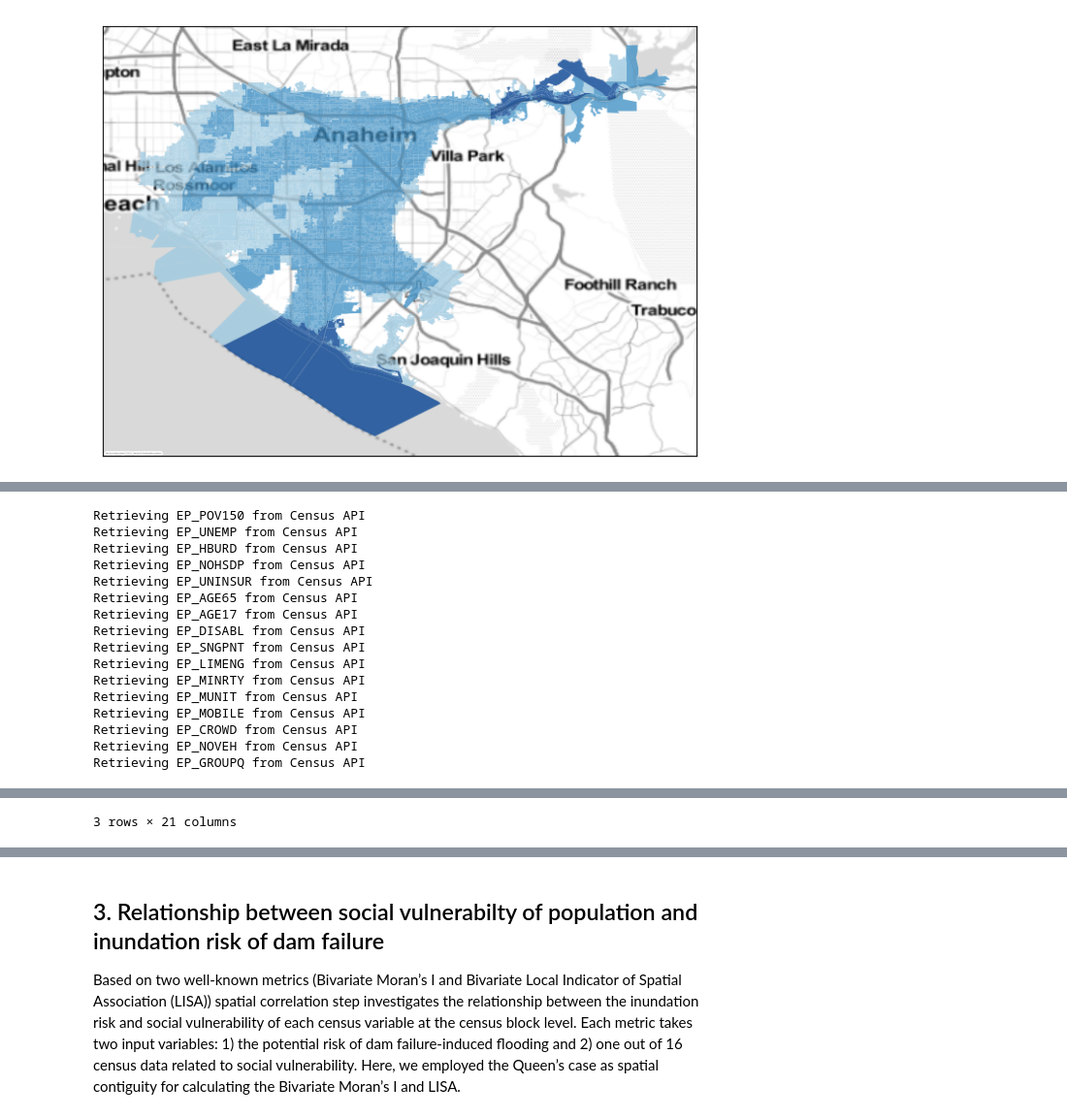
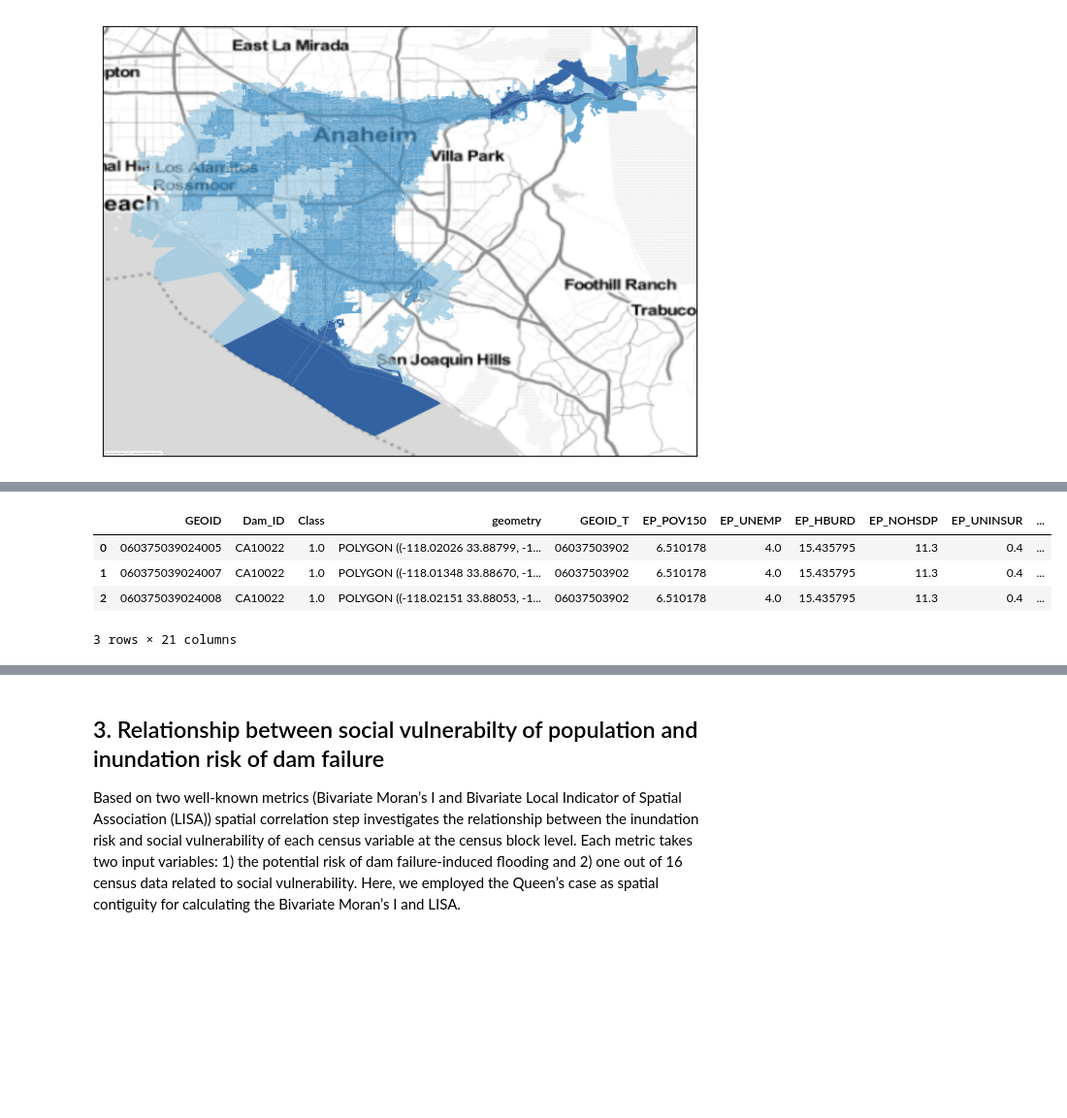
Before and after one commit to I-GUIDE/population_vulnerable_to_dam_failure, a Jupyter notebook: Local_Analysis_Multi_Scenario.ipynb, the cells around one changed output, grey strips where cells are left out. Shown: that part at 97% size. Cells and saved outputs as stored; diff of their text form; code cells hidden in the pictures; blank space fills up the shorter version.

```diff
--- a/Local_Analysis_Multi_Scenario.ipynb
+++ b/Local_Analysis_Multi_Scenario.ipynb
@@ -45,13 +60,13 @@ data_dir = './sample_data'
 output_dir = os.getcwd()
 
 # Find the list of dams
-fed_dams = pd.read_csv('./dam_list.csv'))
+fed_dams = pd.read_csv('./dam_list.csv')
 fed_dams = gpd.GeoDataFrame(fed_dams, geometry=gpd.points_from_xy(fed_dams['LON'], fed_dams['LAT'], crs="EPSG:4326"))
 print(f'Total count of dams available for local analysis: {fed_dams.shape[0]}')
 
 # Dam of Interest
-dam_id = 'CA10022' # or 'TX00018' or more dam ids are available in 'fed_dams'
-API_Key = 'ENTER CENSUS API KEY' # The API key can be obtained through https://api.census.gov/data/key_signup.html
+dam_id = 'CA10022' # example dam for demonstrating local analysis
+API_Key = '5ad4c26135eaa6a049525767607eecd39e19d237' # The API key can be obtained through https://api.census.gov/data/key_signup.html
 
 print(f'Dam of Interest: {dam_id}')
 # %% [output]
@@ -388,51 +403,49 @@ state_list = fim_geoid_gdf.apply(lambda x:x['GEOID'][0:2], axis=1).unique()
 cols = list(census_info.keys())
 cols.append('GEOID_T')
 
+'''
+This commented cell demonstrates how the census data was retrieved from the Census API.
+To avoid potential issue during the API calling, this demonstration loads `census_data.csv`,
+which is already retrieved and stored in the repo.
+
 attr_df = pd.DataFrame({'GEOID_T':fim_geoid_gdf['GEOID_T'].unique().tolist()})
 for attr in census_info.keys(): # attr: svi-related census abbriviation on the final table
     print(f'Retrieving {attr} from Census API')
 
     if type(census_info[attr]) == str:
         temp_table = call_census_table(state_list, census_info[attr], API_Key)
         attr_df = attr_df.merge(temp_table, on='GEOID_T')
         attr_df = attr_df.rename(columns={census_info[attr]: attr})
     else:
         for table in census_info[attr][0]: # Retrieve numerator variables
             temp_table = call_census_table(state_list, table, API_Key)
             attr_df = attr_df.merge(temp_table, on='GEOID_T')
 
         temp_table = call_census_table(state_list, census_info[attr][1], API_Key) # Retrieve denominator variable
         attr_df = attr_df.merge(temp_table, on='GEOID_T')
 
         # Calculate the ratio of each variable
         attr_df[attr] = attr_df[census_info[attr][0]].sum(axis=1) / attr_df[census_info[attr][1]] * 100
 
     # Remove intermediate columns used for SVI related census calculation
     attr_df = attr_df[attr_df.columns.intersection(cols)]
 
     # Replace not valid value (e.g., -666666) from census with nan value
     attr_df[attr] = attr_df.apply(lambda x: float('nan') if x[attr] < 0 else x[attr], axis=1)
+'''
 
 # Merge census data with fim_geoid_gdf
+attr_df = pd.read_csv(os.path.join(data_dir, 'census_geometry', 'census_data.csv'))
+attr_df['GEOID_T'] = attr_df['GEOID_T'].astype(str)
+attr_df['GEOID_T'] = attr_df.apply(lambda x:x['GEOID_T'].zfill(11), axis=1)
 fim_geoid_gdf = fim_geoid_gdf.merge(attr_df, on='GEOID_T')
 
 # Reproject fim_geoid to EPSG:5070, NAD83 / Conus Albers (meters)
 fim_geoid_gdf = fim_geoid_gdf.to_crs(epsg=5070)
 fim_geoid_gdf.head(3)
 # %% [output]
+|  | GEOID | Dam_ID | Class | geometry | GEOID_T | EP_POV150 | EP_UNEMP | EP_HBURD | EP_NOHSDP | EP_UNINSUR | ... |
+| 0 | 060375039024005 | CA10022 | 1.0 | POLYGON ((-118.02026 33.88799, -1... | 06037503902 | 6.510178 | 4.0 | 15.435795 | 11.3 | 0.4 | ... |
+| 1 | 060375039024007 | CA10022 | 1.0 | POLYGON ((-118.01348 33.88670, -1... | 06037503902 | 6.510178 | 4.0 | 15.435795 | 11.3 | 0.4 | ... |
+| 2 | 060375039024008 | CA10022 | 1.0 | POLYGON ((-118.02151 33.88053, -1... | 06037503902 | 6.510178 | 4.0 | 15.435795 | 11.3 | 0.4 | ... |
-Retrieving EP_POV150 from Census API
-Retrieving EP_UNEMP from Census API
-Retrieving EP_HBURD from Census API
-Retrieving EP_NOHSDP from Census API
-Retrieving EP_UNINSUR from Census API
-Retrieving EP_AGE65 from Census API
-Retrieving EP_AGE17 from Census API
-Retrieving EP_DISABL from Census API
-Retrieving EP_SNGPNT from Census API
-Retrieving EP_LIMENG from Census API
-Retrieving EP_MINRTY from Census API
-Retrieving EP_MUNIT from Census API
-Retrieving EP_MOBILE from Census API
-Retrieving EP_CROWD from Census API
-Retrieving EP_NOVEH from Census API
-Retrieving EP_GROUPQ from Census API
+3 rows × 21 columns
@@ -443,4 +452,3 @@ Retrieving EP_GROUPQ from Census API
-3 rows × 21 columns
 # %%
 # Plot an example of census variable (POV150: Below 150% Poverty)
 fig, ax = plt.subplots(figsize=(8,8))
```
Also changed, not shown: parts of 7 cells of this notebook, 1 other file.
